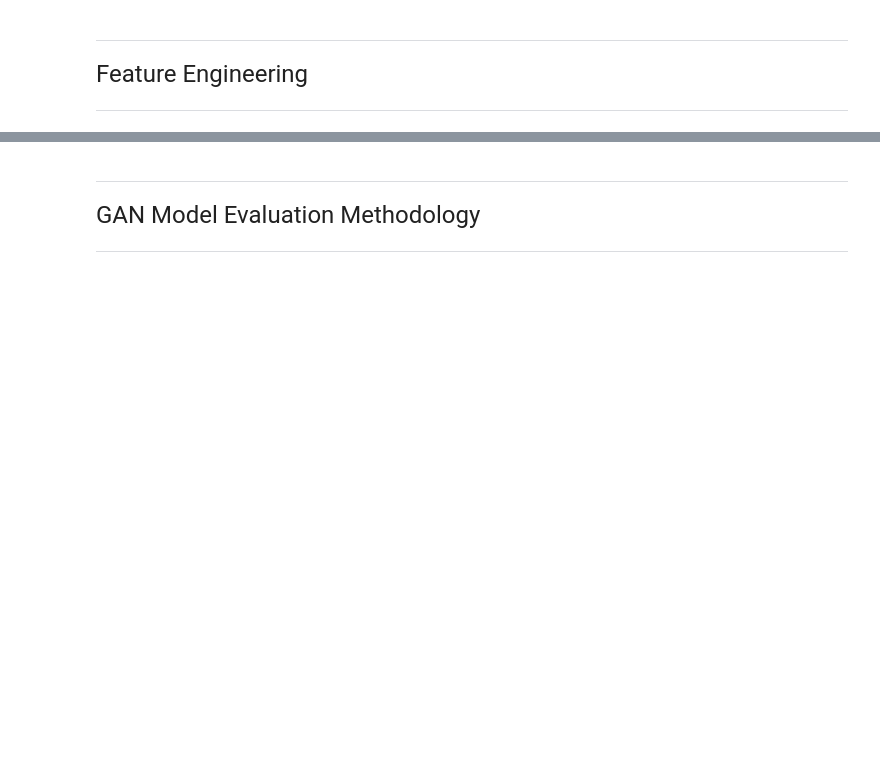
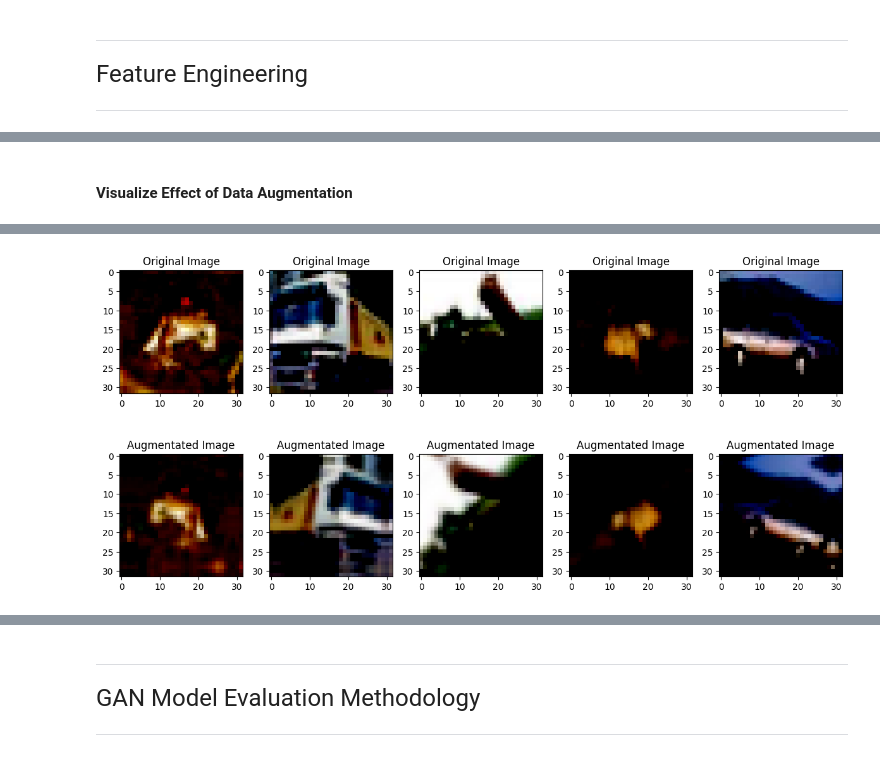
Before and after one commit to derpflections/DELE_CIFAR_DQN, a Jupyter notebook: GAN/index_GAN.ipynb, the cells around one changed output, grey strips where cells are left out. Saved outputs shown, nothing was run; the diff lists cells and outputs as text; code cells hidden in the pictures; blank space fills up the shorter version.

```diff
--- a/GAN/index_GAN.ipynb
+++ b/GAN/index_GAN.ipynb
@@ -418,0 +293,4 @@ y_train = tf.convert_to_tensor((y_train))
+# %%
+# Perform Data Augmentation
+X_train_dataAug = dataAug(X_train)
+X_train_dataAug
@@ -418,0 +383,20 @@ y_train = tf.convert_to_tensor((y_train))
+# %% [markdown]
+<h4>Visualize Effect of Data Augmentation</h4>
+# %%
+fig = plt.figure(figsize=(12, 6))
+
+# Plot first 5 images from X_train_rescaled (Original Dataset)
+for i in range(5):
+    plt.subplot(2, 5, i + 1)
+    plt.imshow(X_train_dataAug_rescaled[i])
+    plt.title('Original Image')
+
+# Plot corresponding augmentated 5 images from X_train_dataAug_rescaled (Augmentated ataset)
+for i in range(5):
+    plt.subplot(2, 5, i + 6)
+    plt.imshow(X_train_dataAug_rescaled[60000 + i])
+    plt.title('Augmentated Image')
+
+plt.tight_layout()
+plt.show()
+# %% [output]
@@ -418,0 +413 @@ y_train = tf.convert_to_tensor((y_train))
+[figure, added]
```
Also changed, not shown: parts of 44 cells of this notebook, 1 other file.
